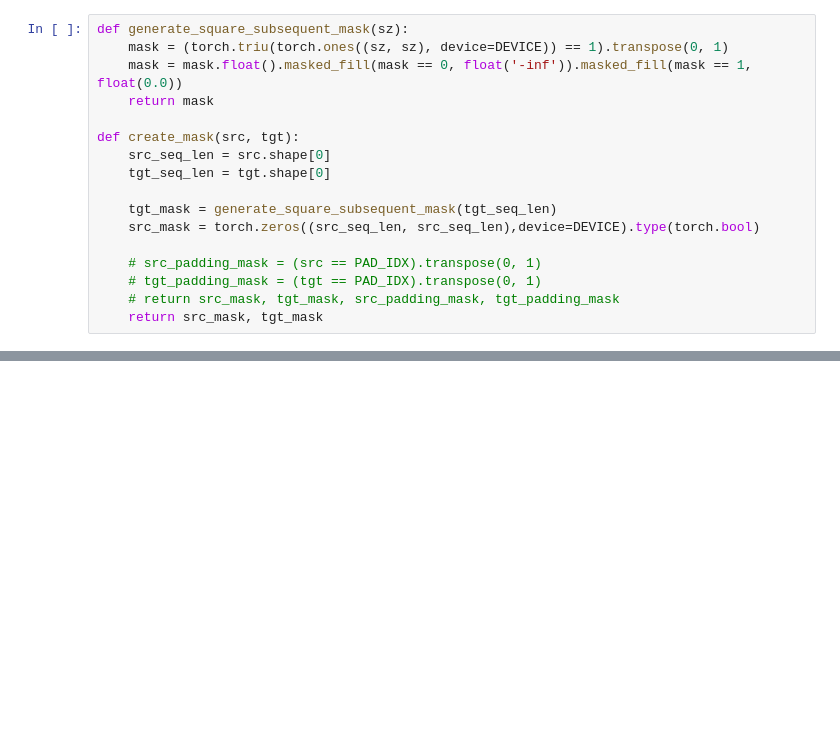
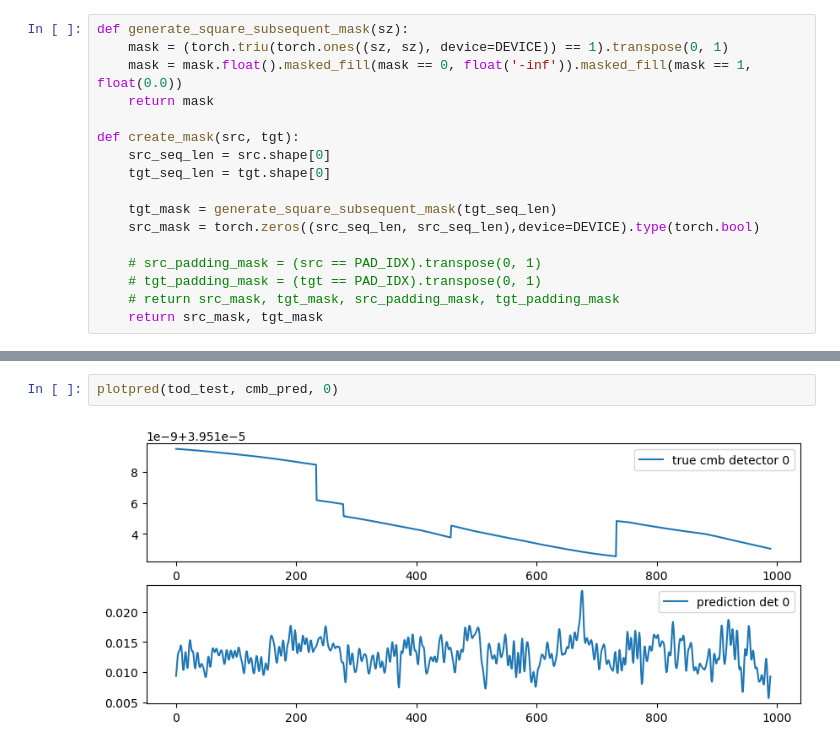
Before and after one commit to jwuerzinger/CMB_denoising, a Jupyter notebook: transformer_maria/first_attempt.ipynb, the cells around one changed output, grey strips where cells are left out. Saved outputs shown, nothing was run; the diff lists cells and outputs as text; blank space fills up the shorter version.

```diff
--- a/transformer_maria/first_attempt.ipynb
+++ b/transformer_maria/first_attempt.ipynb
@@ -485,0 +639,4 @@ RuntimeError: shape '[10, 8, 64]' is invalid for input of size 51200
+# %%
+plotpred(tod_test, cmb_pred, 0)
+# %% [output]
+[figure, added]
```
Also changed, not shown: parts of 27 cells of this notebook.
